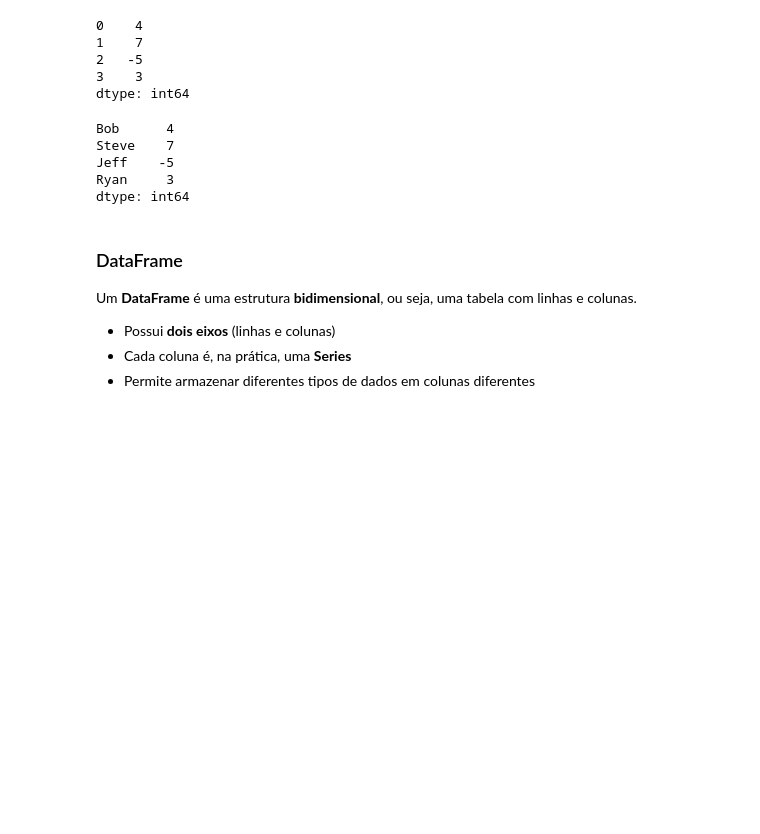
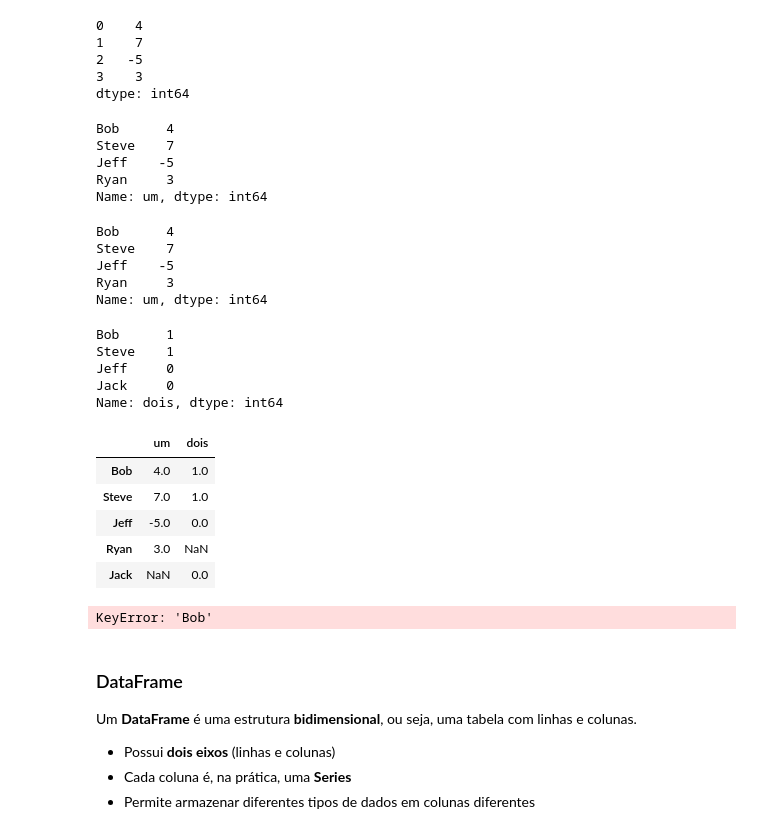
Before and after one commit to zuilpirola/EDA, a Jupyter notebook: Theory/Week7/pandas_consolidation.ipynb, the cells around one changed output. Saved outputs shown, nothing was run; the diff lists cells and outputs as text; code cells hidden in the pictures; blank space fills up the shorter version.

```diff
--- a/Theory/Week7/pandas_consolidation.ipynb
+++ b/Theory/Week7/pandas_consolidation.ipynb
@@ -195,13 +195,50 @@ obj
 dtype: int64
 # %%
 obj.index = ["Bob", "Steve", "Jeff", "Ryan"]
+obj.name = "um"
 obj
 # %% [output]
 Bob      4
 Steve    7
 Jeff    -5
 Ryan     3
-dtype: int64
+Name: um, dtype: int64
+# %%
+obj
+# %% [output]
+Bob      4
+Steve    7
+Jeff    -5
+Ryan     3
+Name: um, dtype: int64
+# %%
+obj2 = pd.Series([1, 1,0, 0])
+obj2.index = ["Bob", "Steve", "Jeff", "Jack"]
+obj2.name = "dois"
+
+obj2
+# %% [output]
+Bob      1
+Steve    1
+Jeff     0
+Jack     0
+Name: dois, dtype: int64
+# %%
+#concatenate serie obj e obj2
+obj4 = pd.concat([obj, obj2],axis=1) #axis=1 para concatenar horizontalmente, ou seja, criar um dataframe com as duas series como colunas
+obj4
+# %% [output]
+|  | um | dois |
+| Bob | 4.0 | 1.0 |
+| Steve | 7.0 | 1.0 |
+| Jeff | -5.0 | 0.0 |
+| Ryan | 3.0 | NaN |
+| Jack | NaN | 0.0 |
+# %%
+b = obj4["Bob"]
+type(b)
+# %% [output]
+KeyError: 'Bob'
 # %% [markdown]
 ### DataFrame
 
```
Also changed, not shown: parts of 102 cells of this notebook, 6 other files.
